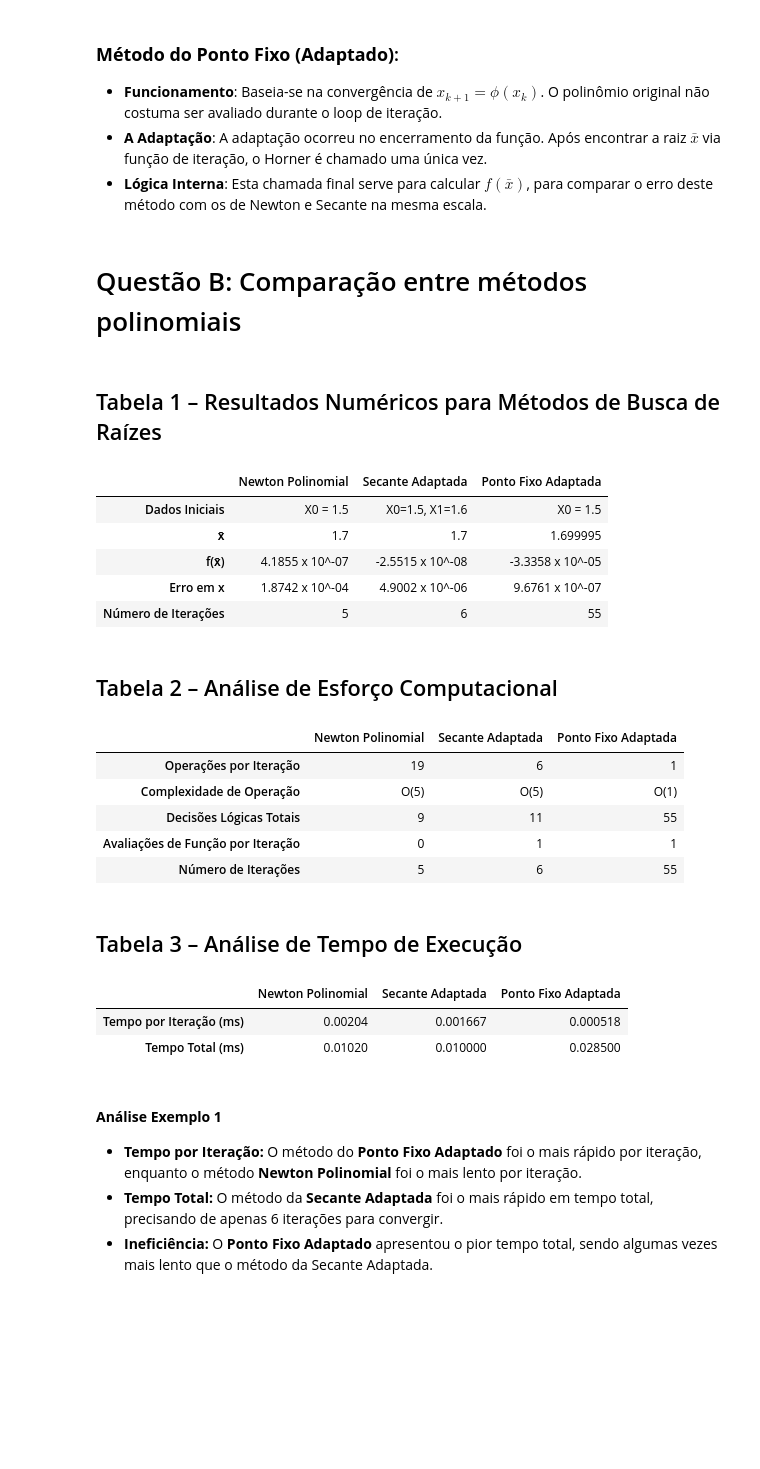
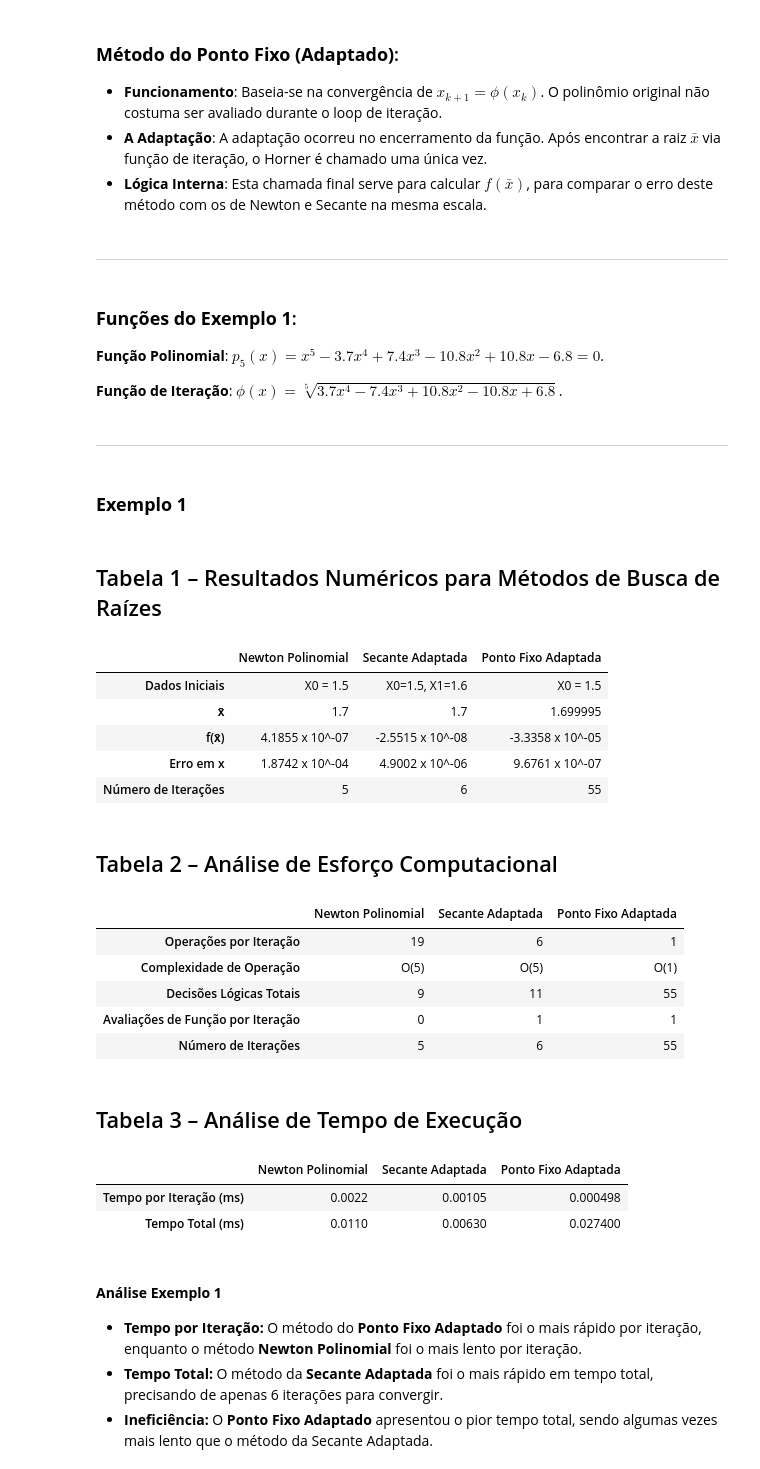
Before and after one commit to mauricioaires30/Matematica-Computacional, a Jupyter notebook: trabalho_02_1.ipynb, the cells around one changed output. Cells and saved outputs as stored; diff of their text form; code cells hidden in the pictures; blank space fills up the shorter version.

Commit message:
feat: exemplo 2

```diff
--- a/trabalho_02_1.ipynb
+++ b/trabalho_02_1.ipynb
@@ -1018,8 +1018,6 @@ def get_task_b_time_table(time_data):
     ])
 
 def print_task_b_tables(numerical_data, effort_data, time_data):
-    display(Markdown("# Questão B: Comparação entre métodos polinomiais"))
-
     display(Markdown("## Tabela 1 – Resultados Numéricos para Métodos de Busca de Raízes"))
     display(get_task_b_numerical_table(numerical_data))
 
@@ -1278,56 +1276,67 @@ def fixed_point_horner(coefficients, iteration_function, init_x, stopping_crit,
     ]
 
     return numerical_data, effort_data, time_data
+# %% [markdown]
+---
+# %% [markdown]
+### **Funções do Exemplo 1**:
+
+**Função Polinomial**: $p_5(x) = x^5 - 3.7x^4 + 7.4x^3 - 10.8x^2 + 10.8x - 6.8 = 0$.
+
+**Função de Iteração**: $\phi(x) = \sqrt[5]{3.7x^4 - 7.4x^3 + 10.8x^2 - 10.8x + 6.8}$.
+# %% [markdown]
+---
+# %% [markdown]
+### **Exemplo 1**
 # %%
 coefficients_example_1 = [1, -3.7, 7.4, -10.8, 10.8, -6.8][::-1]
-phi_example_1 = lambda x: (3.7*x**4 - 7.4*x**3 + 10.8*x**2 - 10.8*x + 6.8)**(1/5)
-stopping_crit = 1e-6
+fixed_point_iteration_function_example_1 = lambda x: (3.7*x**4 - 7.4*x**3 + 10.8*x**2 - 10.8*x + 6.8)**(1/5)
+stopping_crit = 10**-6
 
 newton_numerical_results, newton_effort_results, newton_time_results = newton_horner(coefficients_example_1, 1.5, stopping_crit, 4)
 
 secant_numerical_results, secant_effort_results, secant_time_results = secant_horner(coefficients_example_1, 1.5, 1.6, stopping_crit, 4)
 
-fixed_point_numerical_results, fixed_point_effort_results, fixed_point_time_results = fixed_point_horner(coefficients_example_1, phi_example_1, 1.5, stopping_crit, 4)
+fixed_point_numerical_results, fixed_point_effort_results, fixed_point_time_results = fixed_point_horner(coefficients_example_1, fixed_point_iteration_function_example_1, 1.5, stopping_crit, 4)
 
 numerical_data = {
     "newton": newton_numerical_results,
     "secant": secant_numerical_results,
     "fixed_point": fixed_point_numerical_results
 }
 
 effort_data = {
     "newton": newton_effort_results,
     "secant": secant_effort_results,
     "fixed_point": fixed_point_effort_results
 }
 
 time_data = {
     "newton": newton_time_results,
     "secant": secant_time_results,
     "fixed_point": fixed_point_time_results
 }
 
 print_task_b_tables(numerical_data, effort_data, time_data)
 # %% [output]
-# Questão B: Comparação entre métodos polinomiais
+## Tabela 1 – Resultados Numéricos para Métodos de Busca de Raízes
+|  | Newton Polinomial | Secante Adaptada | Ponto Fixo Adaptada |
+| Dados Iniciais | X0 = 1.5 | X0=1.5, X1=1.6 | X0 = 1.5 |
+| x̄ | 1.7 | 1.7 | 1.699995 |
+| f(x̄) | 4.1855 x 10^-07 | -2.5515 x 10^-08 | -3.3358 x 10^-05 |
+| Erro em x | 1.8742 x 10^-04 | 4.9002 x 10^-06 | 9.6761 x 10^-07 |
+| Número de Iterações | 5 | 6 | 55 |
-## Tabela 1 – Resultados Numéricos para Métodos de Busca de Raízes
+## Tabela 2 – Análise de Esforço Computacional
-|  | Newton Polinomial | Secante Adaptada | Ponto Fixo Adaptada |
-| Dados Iniciais | X0 = 1.5 | X0=1.5, X1=1.6 | X0 = 1.5 |
-| x̄ | 1.7 | 1.7 | 1.699995 |
-| f(x̄) | 4.1855 x 10^-07 | -2.5515 x 10^-08 | -3.3358 x 10^-05 |
-| Erro em x | 1.8742 x 10^-04 | 4.9002 x 10^-06 | 9.6761 x 10^-07 |
-| Número de Iterações | 5 | 6 | 55 |
+|  | Newton Polinomial | Secante Adaptada | Ponto Fixo Adaptada |
+| Operações por Iteração | 19 | 6 | 1 |
+| Complexidade de Operação | O(5) | O(5) | O(1) |
+| Decisões Lógicas Totais | 9 | 11 | 55 |
+| Avaliações de Função por Iteração | 0 | 1 | 1 |
+| Número de Iterações | 5 | 6 | 55 |
-## Tabela 2 – Análise de Esforço Computacional
+## Tabela 3 – Análise de Tempo de Execução
-|  | Newton Polinomial | Secante Adaptada | Ponto Fixo Adaptada |
-| Operações por Iteração | 19 | 6 | 1 |
-| Complexidade de Operação | O(5) | O(5) | O(1) |
-| Decisões Lógicas Totais | 9 | 11 | 55 |
-| Avaliações de Função por Iteração | 0 | 1 | 1 |
-| Número de Iterações | 5 | 6 | 55 |
-## Tabela 3 – Análise de Tempo de Execução
 |  | Newton Polinomial | Secante Adaptada | Ponto Fixo Adaptada |
-| Tempo por Iteração (ms) | 0.00204 | 0.001667 | 0.000518 |
-| Tempo Total (ms) | 0.01020 | 0.010000 | 0.028500 |
+| Tempo por Iteração (ms) | 0.0022 | 0.00105 | 0.000498 |
+| Tempo Total (ms) | 0.0110 | 0.00630 | 0.027400 |
 # %% [markdown]
 #### **Análise Exemplo 1**
 
```
Also changed, not shown: parts of 15 cells of this notebook.
